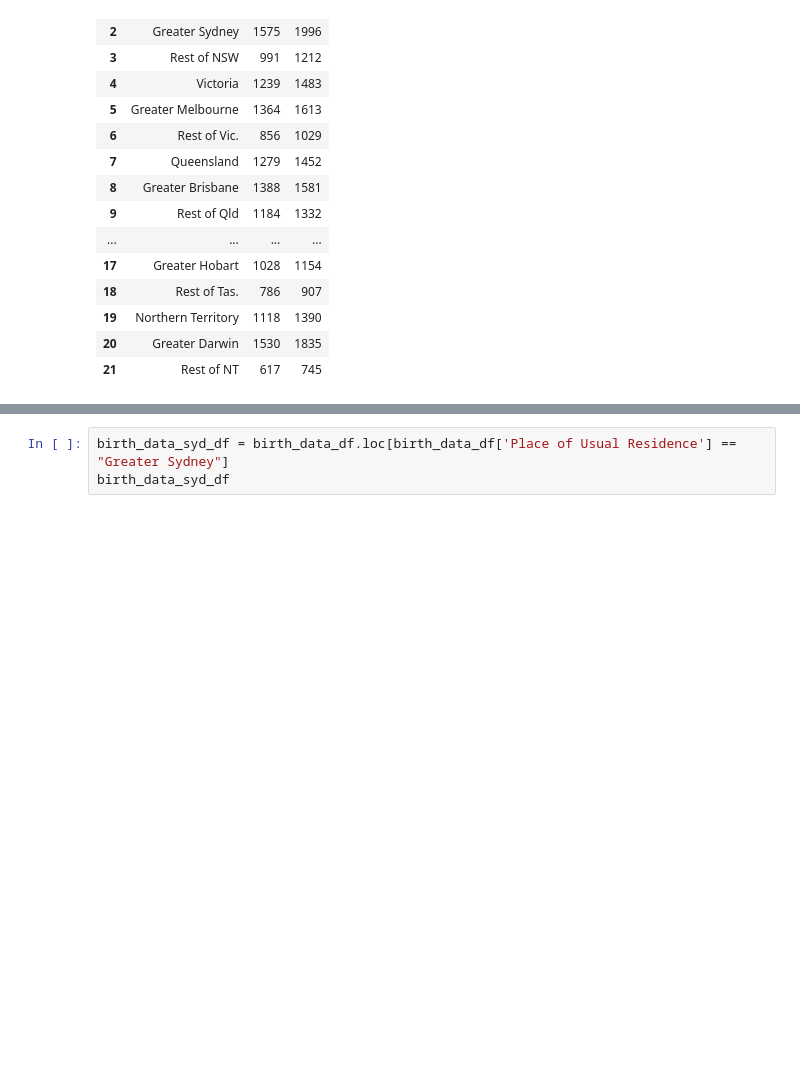
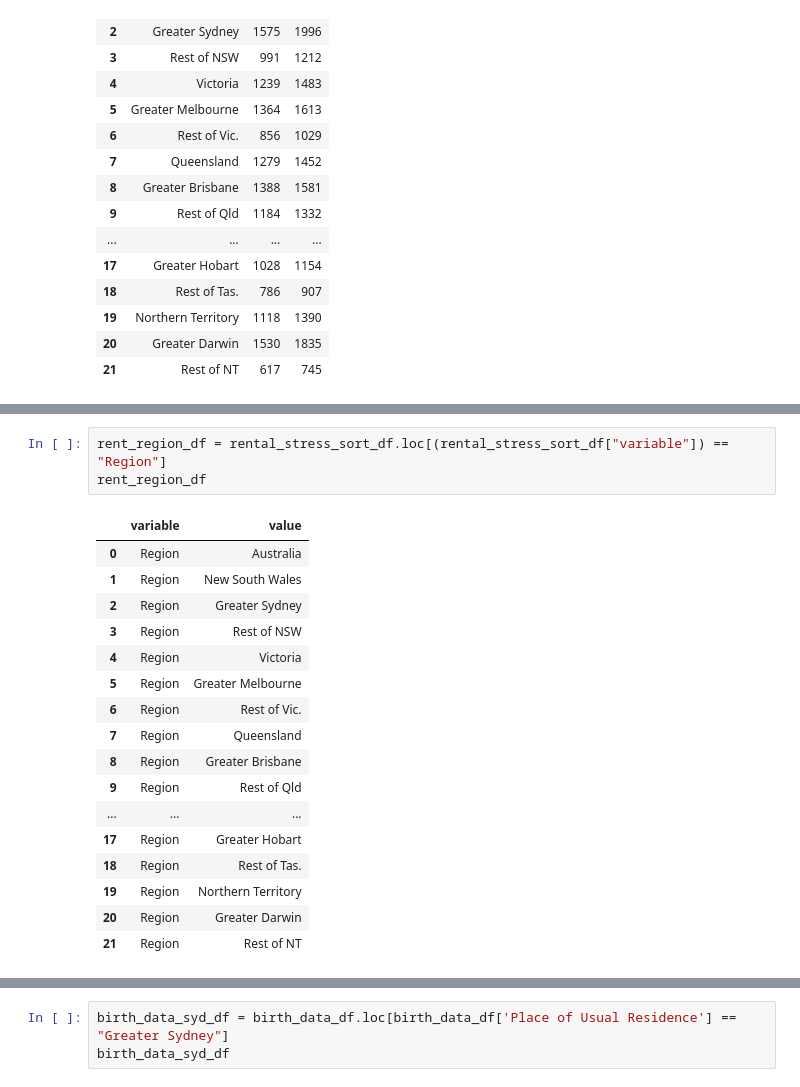
Before and after one commit to NathanJPotter/Team-Project-1, a Jupyter notebook: Project 1.ipynb, the cells around one changed output, grey strips where cells are left out. Saved outputs shown, nothing was run; the diff lists cells and outputs as text; blank space fills up the shorter version.

```diff
--- a/Project 1.ipynb
+++ b/Project 1.ipynb
@@ -213,0 +291,21 @@ rental_stress_df
+# %%
+rent_region_df = rental_stress_sort_df.loc[(rental_stress_sort_df["variable"]) == "Region"]
+rent_region_df
+# %% [output]
+|  | variable | value |
+| 0 | Region | Australia |
+| 1 | Region | New South Wales |
+| 2 | Region | Greater Sydney |
+| 3 | Region | Rest of NSW |
+| 4 | Region | Victoria |
+| 5 | Region | Greater Melbourne |
+| 6 | Region | Rest of Vic. |
+| 7 | Region | Queensland |
+| 8 | Region | Greater Brisbane |
+| 9 | Region | Rest of Qld |
+| ... | ... | ... |
+| 17 | Region | Greater Hobart |
+| 18 | Region | Rest of Tas. |
+| 19 | Region | Northern Territory |
+| 20 | Region | Greater Darwin |
+| 21 | Region | Rest of NT |
```
Also changed, not shown: parts of 13 cells of this notebook, 1 other file.
